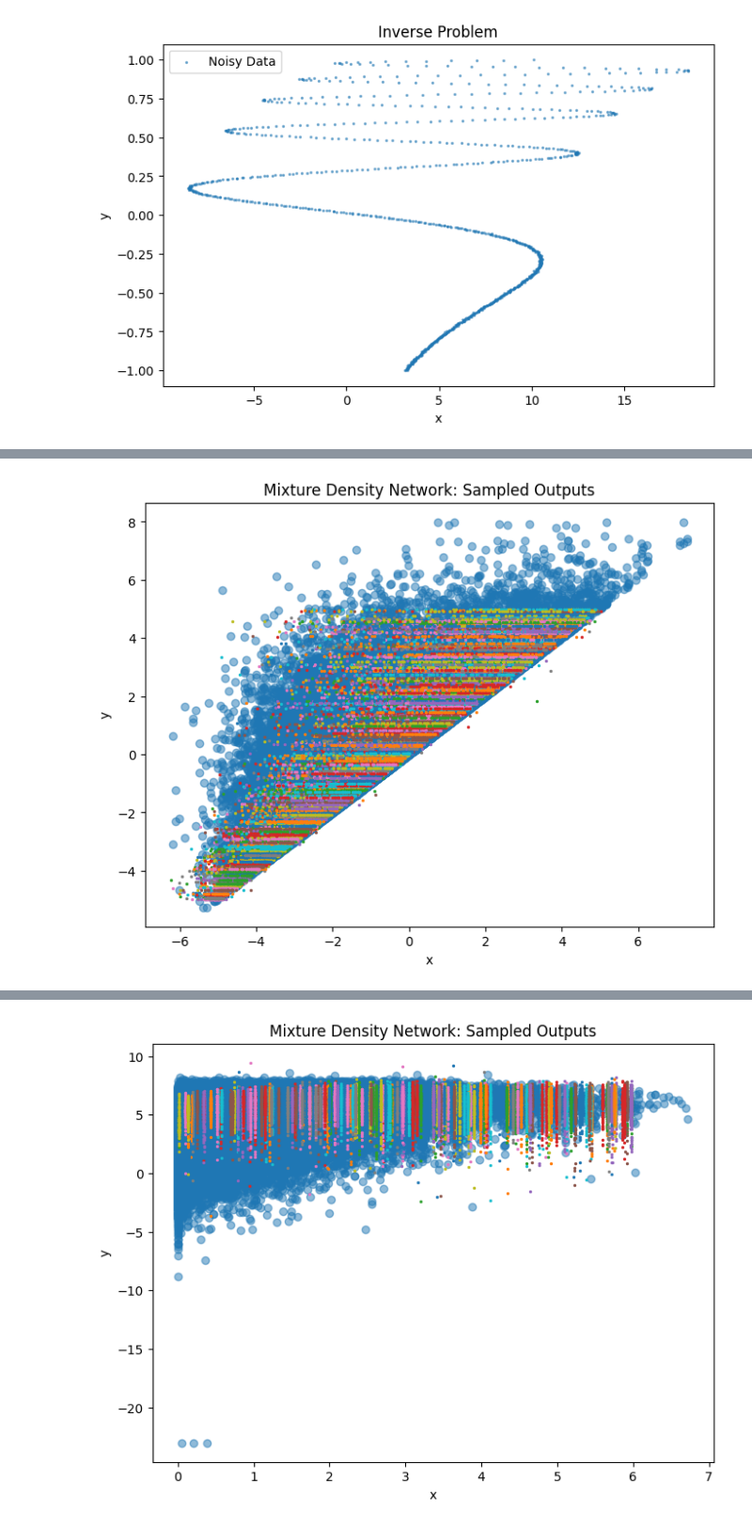
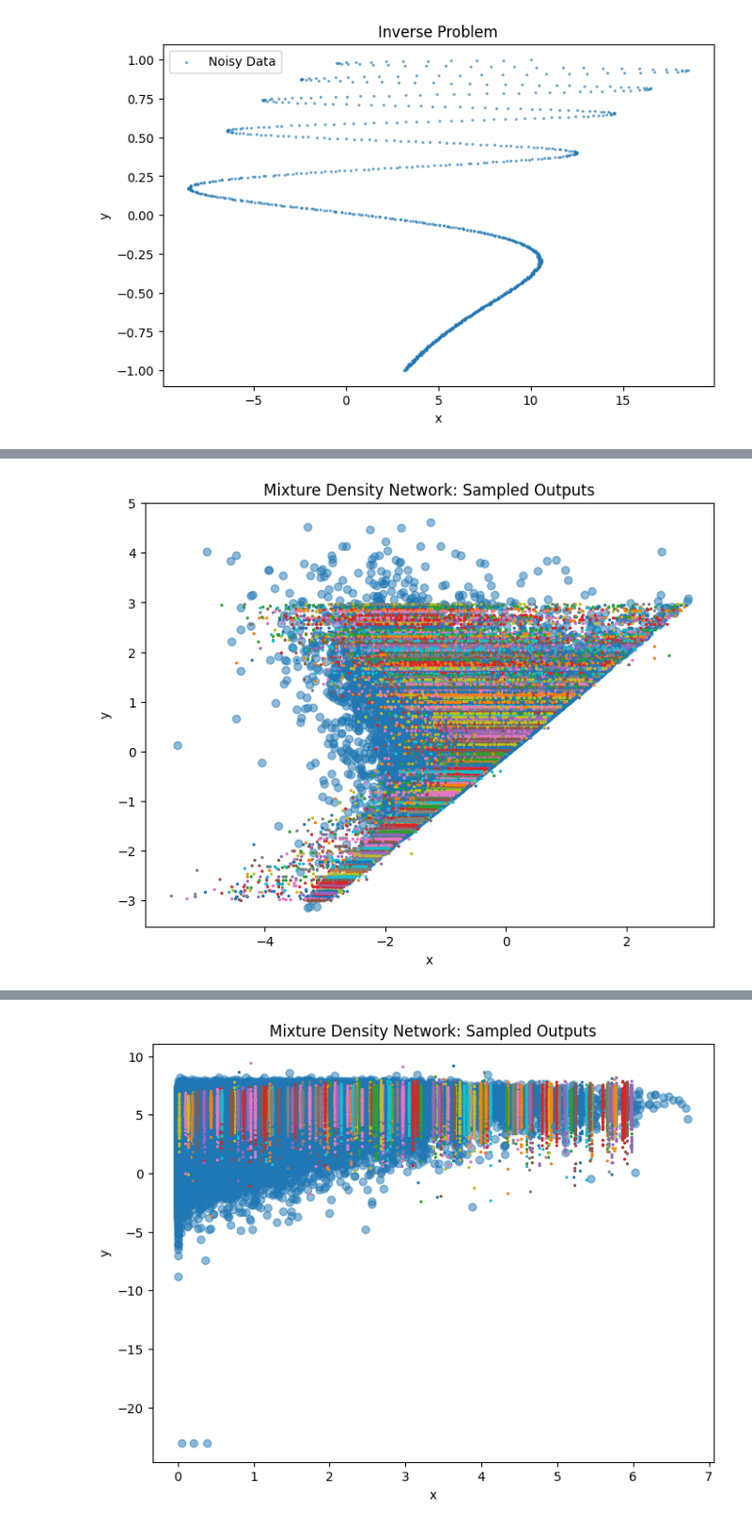
Before and after one commit to Roozbeh96/Bayesian-Stochastic-time-series-generator, a Jupyter notebook: MDN.ipynb, the cells around one changed output, grey strips where cells are left out. Shown at 94% size. Drawn from its saved outputs; the diff is of its cells as text; code cells hidden in the pictures.

```diff
--- a/MDN.ipynb
+++ b/MDN.ipynb
@@ -294,5 +293,5 @@ Error:
 # %%
-HotWireWT7 = h5py.File(r'SGFV_param_HotWT7.mat','r')
+HotWireWT7 = h5py.File(r'SGFV_param_HotWT7_short.mat','r')
 T_domain_WT7 = np.array(HotWireWT7.get('T_domain_WT7')).T
 X_domain_WT7 = np.array(HotWireWT7.get('X_domain_WT7')).T
 res_WT7 = np.array(HotWireWT7.get('res_WT7'))
@@ -378,6 +377,6 @@ Epoch 9950, Loss: 1.1380
 # %%
 '''If we want do inferencing'''
-Given_min_model.load_state_dict(torch.load('G:\My Drive\Research\VFfeaturedVorX\Given_min_model.pth'))
+Given_min_model.load_state_dict(torch.load('G:\My Drive\Research\VFfeaturedVorX\Given_min_model_short.pth'))
 Given_min_model.eval()
 # %% [output]
 MDN(
@@ -398,7 +397,7 @@ MDN(
   (sigma_layer): Linear(in_features=32, out_features=5, bias=True)
 )
 # %%
-x_test = torch.rand(500, 1)*10-5.0
+x_test = torch.rand(500, 1)*5-3.0
 pi, mu, sigma = Given_min_model(x_test)
 
 
@@ -466,6 +465,6 @@ Epoch 9950, Loss: 1.0641
 # %%
 '''If we want do inferencing'''
-Given_max_model.load_state_dict(torch.load('G:\My Drive\Research\VFfeaturedVorX\Given_max_model.pth'))
+Given_max_model.load_state_dict(torch.load('G:\My Drive\Research\VFfeaturedVorX\Given_max_model_short.pth'))
 Given_max_model.eval()
 # %% [output]
 MDN(
@@ -486,29 +485,29 @@ MDN(
   (sigma_layer): Linear(in_features=32, out_features=5, bias=True)
 )
 # %%
-x_test = torch.rand(500, 1)*10-5.0
+x_test = torch.rand(500, 1)*6-3.0
 pi, mu, sigma = Given_max_model(x_test)
 # Sample 'num_samples' values for each of the 500 x_test values
 num_samples = 50  # Input parameter for number of samples to generate
 y_samples = []
 
 for i in range(x_test.shape[0]):
     dist_type = "Normal"
     y_samples.append(sample_from_combined_pdf(pi[i:i+1, :], mu[i:i+1, :], sigma[i:i+1, :], num_samples,disttype = dist_type).detach().numpy())
 
 # Plotting the results
 plt.figure(figsize=(8, 6))
 plt.scatter(y_train.numpy(),x_train.numpy() , alpha=0.5, label='Training Data')
 
 # Loop over x_test and corresponding y_samples to plot individual samples
 for i, y_s in enumerate(y_samples):
     plt.scatter(y_s, np.repeat(x_test[i].numpy(), num_samples), s=2, label=f'Sample {i+1}')
 
 plt.title('Mixture Density Network: Sampled Outputs')
 plt.xlabel('x')
 plt.ylabel('y')
 plt.show()
 # %% [output]
-[figure, old version]
+[figure, new version]
 # %%
 # Saving the trained model
```
Also changed, not shown: parts of 16 cells of this notebook, 1 other file.
